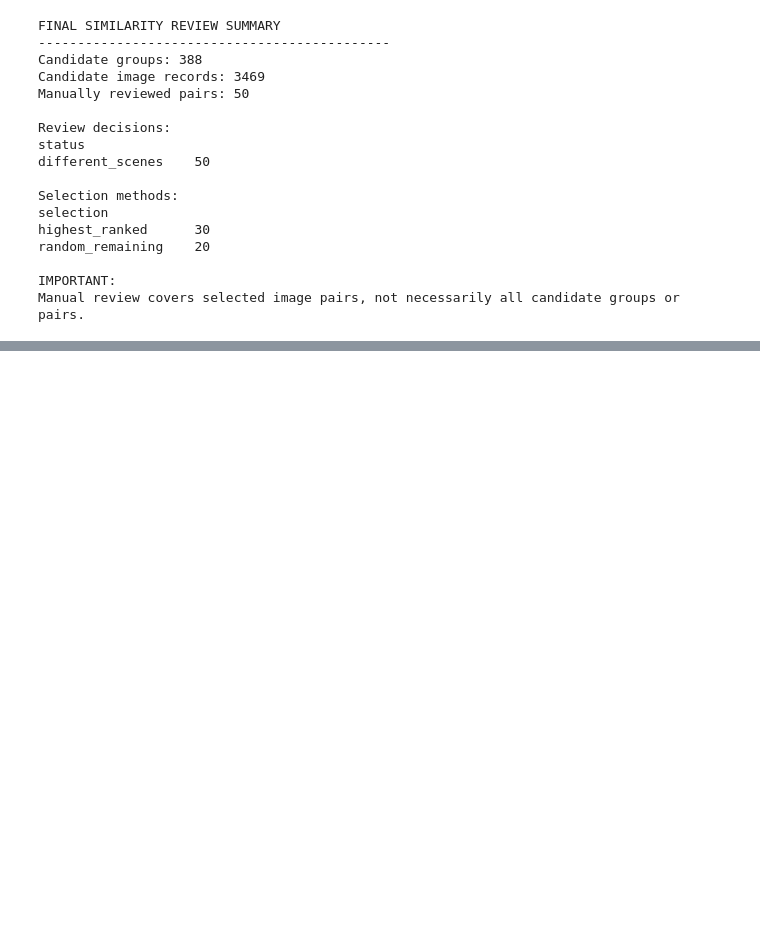
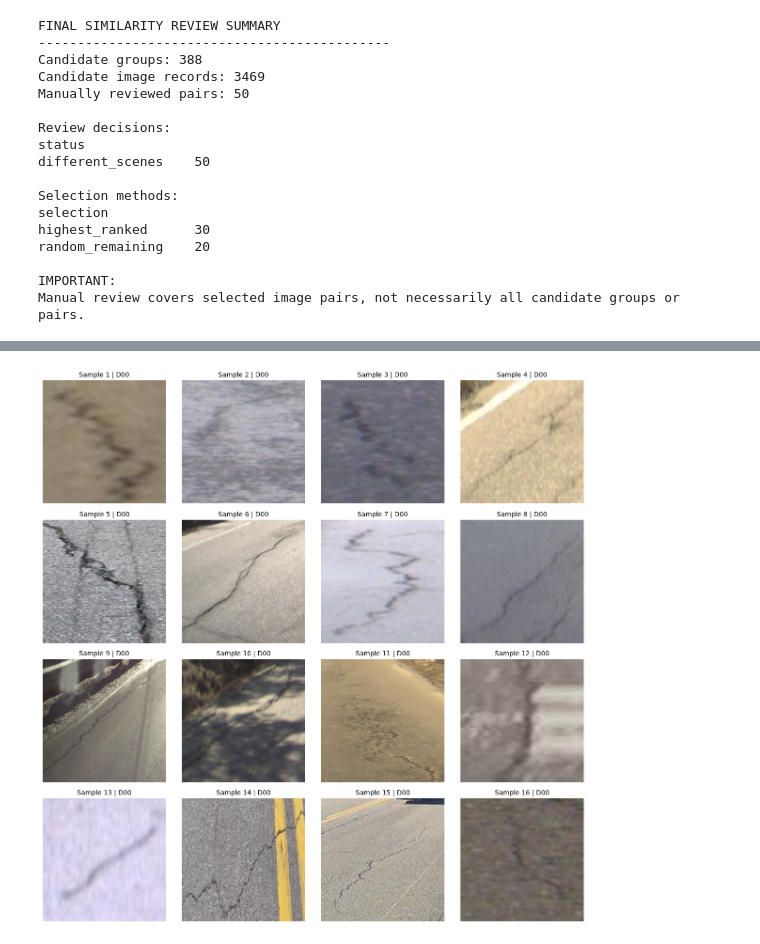
Before and after one commit to abdulmajeedalosaimi/road-damage-detection, a Jupyter notebook: notebooks/M1_Preprocessing_Overview.ipynb, the cells around one changed output, grey strips where cells are left out. Cells and saved outputs as stored; diff of their text form; code cells hidden in the pictures; blank space fills up the shorter version.

Commit message:
M1: Complete preprocessing and visual label audit

```diff
--- a/notebooks/M1_Preprocessing_Overview.ipynb
+++ b/notebooks/M1_Preprocessing_Overview.ipynb
@@ -839,0 +1176,55 @@ Manual review covers selected image pairs, not necessarily all candidate groups
+# %%
+
+# M1 — Visual Label Inspection
+
+import pandas as pd
+import matplotlib.pyplot as plt
+from PIL import Image
+from pathlib import Path
+
+# Load the EXISTING audit sample
+audit_path = Path("data/processed/m1_visual_label_audit.csv")
+audit_df = pd.read_csv(audit_path)
+
+# Use the existing project directory
+project_root = Path(
+    r"C:\Users\abdul\Downloads\road-damage-detection"
+)
+
+# Display 16 images per batch
+def show_audit_batch(batch_number=0):
+    start = batch_number * 16
+    batch = audit_df.iloc[start:start + 16]
+
+    fig, axes = plt.subplots(4, 4, figsize=(12, 12))
+
+    for ax in axes.flat:
+        ax.axis("off")
+
+    for ax, (idx, row) in zip(axes.flat, batch.iterrows()):
+        path = Path(row["crop_path"])
+
+        if not path.is_absolute():
+            path = project_root / path
+
+        try:
+            with Image.open(path) as img:
+                ax.imshow(img.convert("RGB"))
+            ax.set_title(
+                f"Sample {idx + 1} | {row['class']}",
+                fontsize=10
+            )
+        except Exception as e:
+            ax.text(
+                0.5, 0.5, "Image unavailable",
+                ha="center", va="center"
+            )
+            print(f"Error loading {path}: {e}")
+
+    plt.tight_layout()
+    plt.show()
+
+# Display first 16 samples
+show_audit_batch(0)
+# %% [output]
+[figure, added]
```
Also changed, not shown: parts of 23 cells of this notebook, 1 other file.
